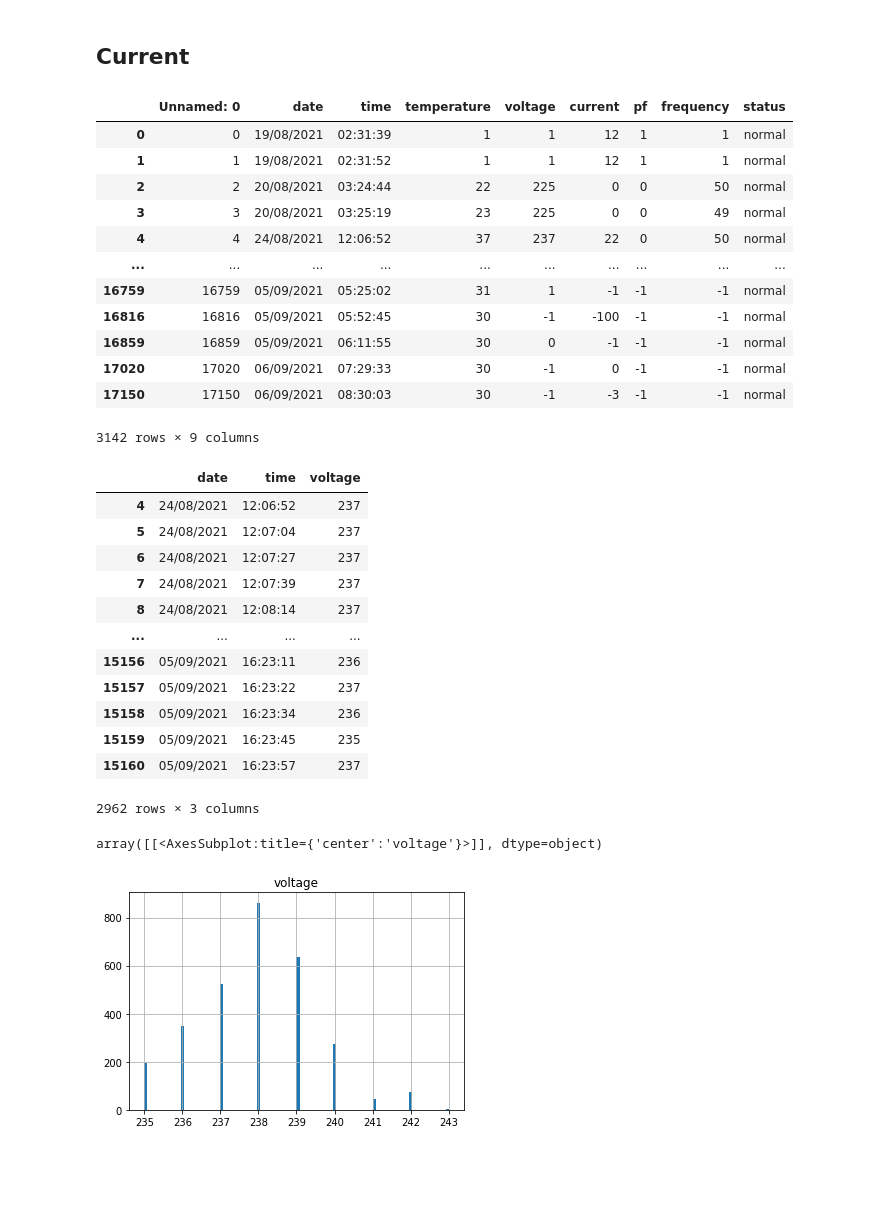
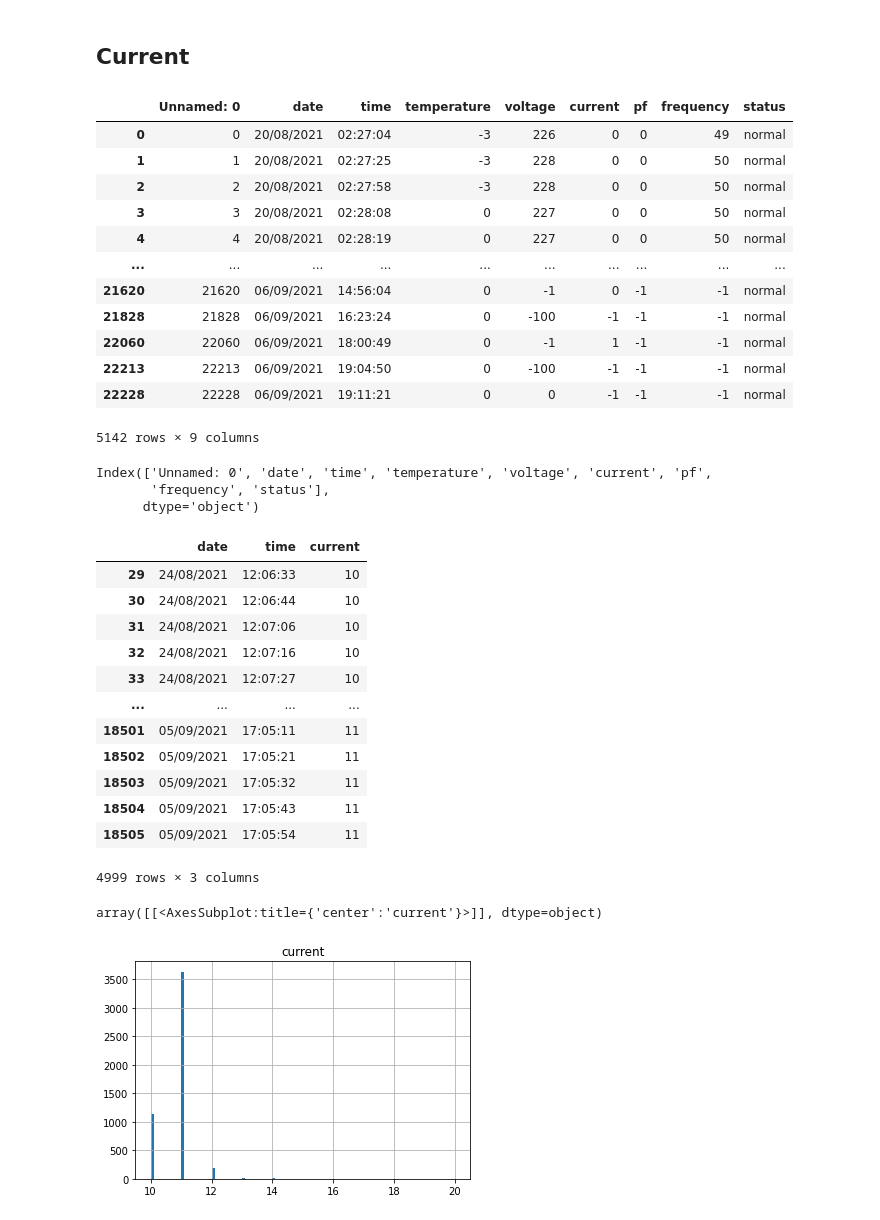
Before and after one commit to kimlolipop/stat-predictive, a Jupyter notebook: quatile.ipynb, the cells around one changed output. Cells and saved outputs as stored; diff of their text form; code cells hidden in the pictures; blank space fills up the shorter version.

Commit message:
edit new data

```diff
--- a/quatile.ipynb
+++ b/quatile.ipynb
@@ -123,50 +123,56 @@ alert: 237.0 242.0
 # %%
 import pandas as pd
 # %%
-df = pd.read_csv('data/R1L1-J2-data.csv')
+df = pd.read_csv('data/R1L1-S3-data.csv')
 df = df[df['status'] == 'normal']
 # df = df[(df['date'] == '05/09/2021') | (df['date'] == '06/09/2021')]
 
 df
 # %% [output]
 |  | Unnamed: 0 | date | time | temperature | voltage | current | pf | frequency | status |
-| 0 | 0 | 19/08/2021 | 02:31:39 | 1 | 1 | 12 | 1 | 1 | normal |
-| 1 | 1 | 19/08/2021 | 02:31:52 | 1 | 1 | 12 | 1 | 1 | normal |
-| 2 | 2 | 20/08/2021 | 03:24:44 | 22 | 225 | 0 | 0 | 50 | normal |
-| 3 | 3 | 20/08/2021 | 03:25:19 | 23 | 225 | 0 | 0 | 49 | normal |
-| 4 | 4 | 24/08/2021 | 12:06:52 | 37 | 237 | 22 | 0 | 50 | normal |
+| 0 | 0 | 20/08/2021 | 02:27:04 | -3 | 226 | 0 | 0 | 49 | normal |
+| 1 | 1 | 20/08/2021 | 02:27:25 | -3 | 228 | 0 | 0 | 50 | normal |
+| 2 | 2 | 20/08/2021 | 02:27:58 | -3 | 228 | 0 | 0 | 50 | normal |
+| 3 | 3 | 20/08/2021 | 02:28:08 | 0 | 227 | 0 | 0 | 50 | normal |
+| 4 | 4 | 20/08/2021 | 02:28:19 | 0 | 227 | 0 | 0 | 50 | normal |
 | ... | ... | ... | ... | ... | ... | ... | ... | ... | ... |
-| 16759 | 16759 | 05/09/2021 | 05:25:02 | 31 | 1 | -1 | -1 | -1 | normal |
-| 16816 | 16816 | 05/09/2021 | 05:52:45 | 30 | -1 | -100 | -1 | -1 | normal |
-| 16859 | 16859 | 05/09/2021 | 06:11:55 | 30 | 0 | -1 | -1 | -1 | normal |
-| 17020 | 17020 | 06/09/2021 | 07:29:33 | 30 | -1 | 0 | -1 | -1 | normal |
-| 17150 | 17150 | 06/09/2021 | 08:30:03 | 30 | -1 | -3 | -1 | -1 | normal |
+| 21620 | 21620 | 06/09/2021 | 14:56:04 | 0 | -1 | 0 | -1 | -1 | normal |
+| 21828 | 21828 | 06/09/2021 | 16:23:24 | 0 | -100 | -1 | -1 | -1 | normal |
+| 22060 | 22060 | 06/09/2021 | 18:00:49 | 0 | -1 | 1 | -1 | -1 | normal |
+| 22213 | 22213 | 06/09/2021 | 19:04:50 | 0 | -100 | -1 | -1 | -1 | normal |
+| 22228 | 22228 | 06/09/2021 | 19:11:21 | 0 | 0 | -1 | -1 | -1 | normal |
-3142 rows × 9 columns
+5142 rows × 9 columns
+# %%
+df.columns
+# %% [output]
+Index(['Unnamed: 0', 'date', 'time', 'temperature', 'voltage', 'current', 'pf',
+       'frequency', 'status'],
+      dtype='object')
 # %%
 # def clean(df):
-focus = 'voltage'
-df_temp =  df[['date','time', focus]]
-df_temp = df_temp[df_temp[focus] > 234]
-df_temp = df_temp[df_temp[focus] <= 246]
+focus = 'current'
+df_focus =  df[['date','time', focus]]
+df_focus = df_focus[df_focus[focus] > 1]
+df_focus = df_focus[df_focus[focus] <= 20]
 # df_temp = df_temp[(df_temp['voltage'] >= 20) & (df_temp['voltage'] <= 50)]
-df_temp
+df_focus
 # %% [output]
-|  | date | time | voltage |
-| 4 | 24/08/2021 | 12:06:52 | 237 |
-| 5 | 24/08/2021 | 12:07:04 | 237 |
-| 6 | 24/08/2021 | 12:07:27 | 237 |
-| 7 | 24/08/2021 | 12:07:39 | 237 |
-| 8 | 24/08/2021 | 12:08:14 | 237 |
+|  | date | time | current |
+| 29 | 24/08/2021 | 12:06:33 | 10 |
+| 30 | 24/08/2021 | 12:06:44 | 10 |
+| 31 | 24/08/2021 | 12:07:06 | 10 |
+| 32 | 24/08/2021 | 12:07:16 | 10 |
+| 33 | 24/08/2021 | 12:07:27 | 10 |
 | ... | ... | ... | ... |
-| 15156 | 05/09/2021 | 16:23:11 | 236 |
-| 15157 | 05/09/2021 | 16:23:22 | 237 |
-| 15158 | 05/09/2021 | 16:23:34 | 236 |
-| 15159 | 05/09/2021 | 16:23:45 | 235 |
-| 15160 | 05/09/2021 | 16:23:57 | 237 |
+| 18501 | 05/09/2021 | 17:05:11 | 11 |
+| 18502 | 05/09/2021 | 17:05:21 | 11 |
+| 18503 | 05/09/2021 | 17:05:32 | 11 |
+| 18504 | 05/09/2021 | 17:05:43 | 11 |
+| 18505 | 05/09/2021 | 17:05:54 | 11 |
-2962 rows × 3 columns
+4999 rows × 3 columns
 # %%
-df_temp[[focus]].hist(bins =100)
+df_focus[[focus]].hist(bins =100)
 # %% [output]
-array([[<AxesSubplot:title={'center':'voltage'}>]], dtype=object)
+array([[<AxesSubplot:title={'center':'current'}>]], dtype=object)
-[figure, old version]
+[figure, new version]
 # %%
```
Also changed, not shown: parts of 1 cell of this notebook, 6 other files.
